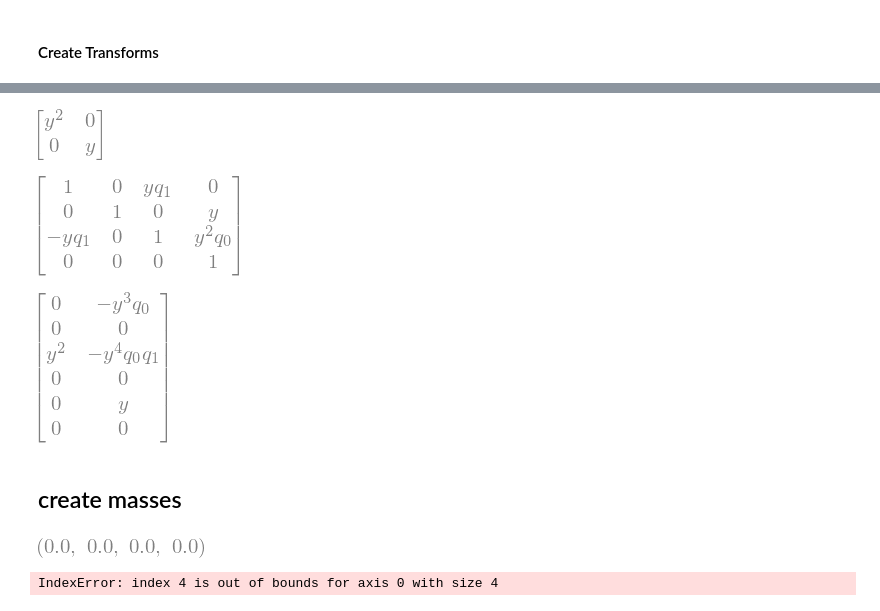
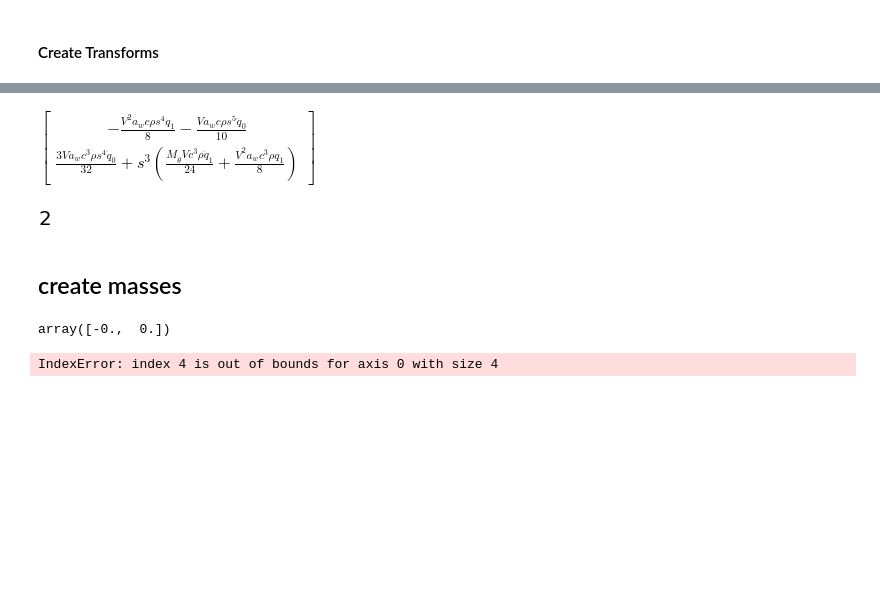
Before and after one commit to fh9g12/FwtModels, a Jupyter notebook: Workbooks/5_Non-linear FWTD Assumed Shapes/2_AssumedShapesV2-N0 FWTD.ipynb, the cells around one changed output, grey strips where cells are left out. Saved outputs shown, nothing was run; the diff lists cells and outputs as text; code cells hidden in the pictures; blank space fills up the shorter version.

```diff
--- a/Workbooks/5_Non-linear FWTD Assumed Shapes/2_AssumedShapesV2-N0 FWTD.ipynb
+++ b/Workbooks/5_Non-linear FWTD Assumed Shapes/2_AssumedShapesV2-N0 FWTD.ipynb
@@ -151,53 +95,18 @@ tt = wing_frame.Translate(0,p.y_w,z_w.subs(p.x_w,p.x_f))
-# %%
-dofs = sym.Matrix([z_w.subs(p.x_w,p.x_f),tau_w])
-
-force = sym.Matrix([[dL_w],[dM_w]])
-Q = (dofs.jacobian(p.q).T*force).integrate((p.y_w,0,p.s))
-Q.jacobian(p.qd)
-
-dofs.jacobian(p.q)
-
-#sym.simplify(((.T.jacobian(p.q).T)*sym.Matrix([[dL_w],[dM_w]])).integrate((p.y_w,0,p.s)).jacobian(p.qd))
-# %% [output]
-[figure, removed]
-# %%
-wing_frame.Translate(0,p.y_w,z_w.subs(p.x_w,p.x_f)).R_y_small(tau_w).E
-# %% [output]
-[figure, removed]
-# %%
-
-wing_frame_aero = wing_frame.Translate(0,p.y_w,z_w.subs(p.x_w,p.x_f)).R_y_small(tau_w)
-
-alpha = p.alpha_r+tau_w
-alphadot = tau_w.diff(me.dynamicsymbols._t)
-
-# add z velocity due to motion
-v_z_eff = wing_frame_aero.BodyVelocity()[2]
-
-# combine to get effective AoA
-dAlpha = alpha + v_z_eff/p.V
-
-# Calculate the lift force
-dL_w = -sym.Rational(1,2)*p.rho*p.V**2*p.c*p.a_w*dAlpha
-
-e = sym.Symbol('e')# p.c*sym.Rational(1,4)-p.x_f
-
-# Calulate the pitching Moment
-dM_w = sym.Rational(1,2)*p.rho*p.V**2*p.c**2
-dM_w *= (e*p.a_w*dAlpha + p.M_thetadot*alphadot*p.c/(sym.Integer(4)*p.V))
-
-
-
-
-L = dL_w.integrate((p.y_w,0,p.s))
-Mx = (dL_w*p.y_w).integrate((p.y_w,0,p.s))
-My = (dM_w).integrate((p.y_w,0,p.s))
-
-wing_frame_aero.ManipJacobian(p.q)
-
-#wing_frame_aero.E.diff(p.q[1])*wing_frame_aero.Inverse().E
-# %% [output]
-[figure, removed]
+# %%
+wing_AeroForces.Q()
+# %% [output]
+$\displaystyle \left[\begin{matrix}- \frac{V^{2} a_{w} c \rho s^{4} q_{1}}{8} - \frac{V a_{w} c \rho s^{5} \dot{q}_{0}}{10}\\\frac{3 V a_{w} c^{3} \rho s^{4} \dot{q}_{0}}{32} + s^{3} \left(\frac{M_{\dot{\theta}} V c^{3} \rho \dot{q}_{1}}{24} + \frac{V^{2} a_{w} c^{3} \rho q_{1}}{8}\right)\end{matrix}\right]$
+# %%
+
+from dataclasses import dataclass
+@dataclass
+class Test:
+    var1 : int
+# %%
+t = Test(var1=2)
+t.var1
+# %% [output]
+[figure, added]
 # %% [markdown]
 ## create masses
 # %%
@@ -228,11 +140,13 @@ def objectiveDeriv(t,y):
     deriv = sm.deriv(t,y,p.GetNumericTuple(y,t))
     return tuple(np.where(np.isnan(constraints),deriv,constraints))
 # %%
-objectiveDeriv(0,[0]*p.qs*2)
+#objectiveDeriv(0,[0]*p.qs*2)
 #[0]*int(len([0,0,0,0,0,0])/2)
 #np.array([[0] for i in range(0,p.qs)])
+
+wing_AeroForces(p.GetNumericTuple(y0,0),y0,0)
 # %% [output]
-[figure, removed]
+array([-0.,  0.])
 # %%
 yData = solve_ivp(objectiveDeriv,(0,tmax),y0)
 
```
Also changed, not shown: parts of 9 cells of this notebook, 5 other files.
